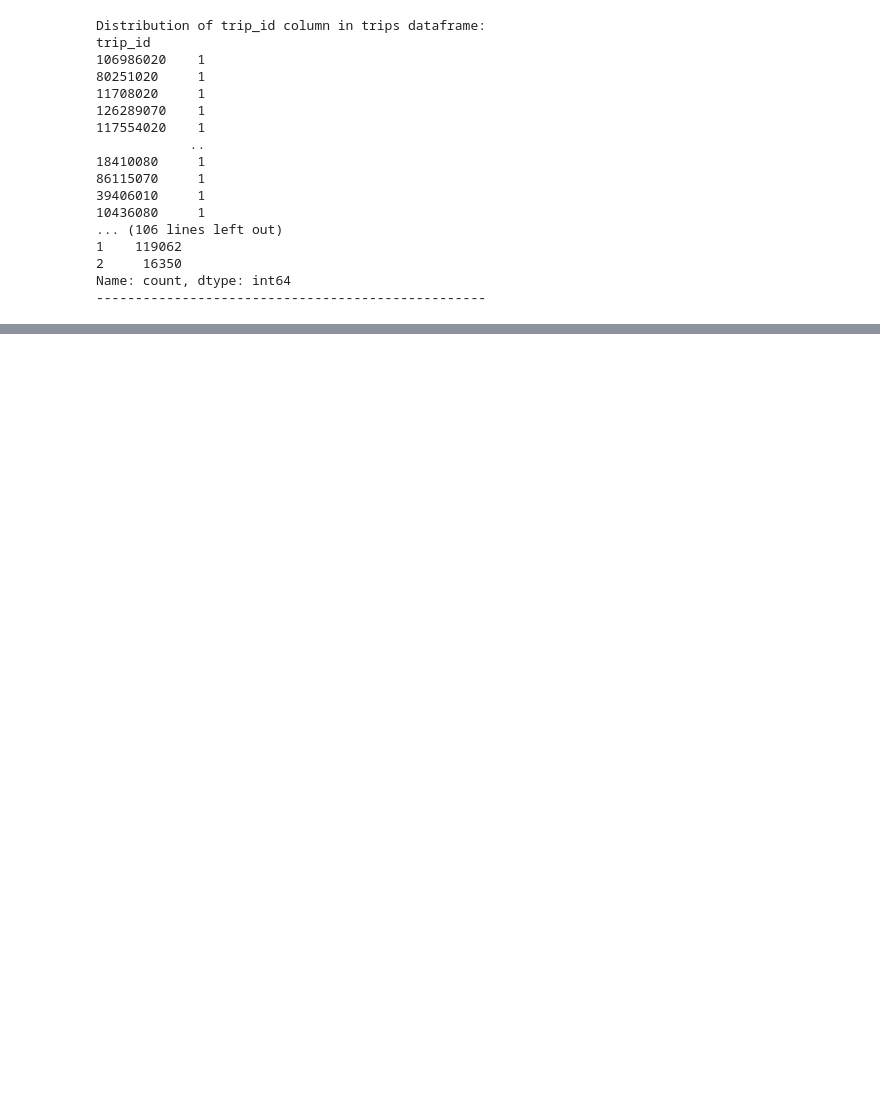
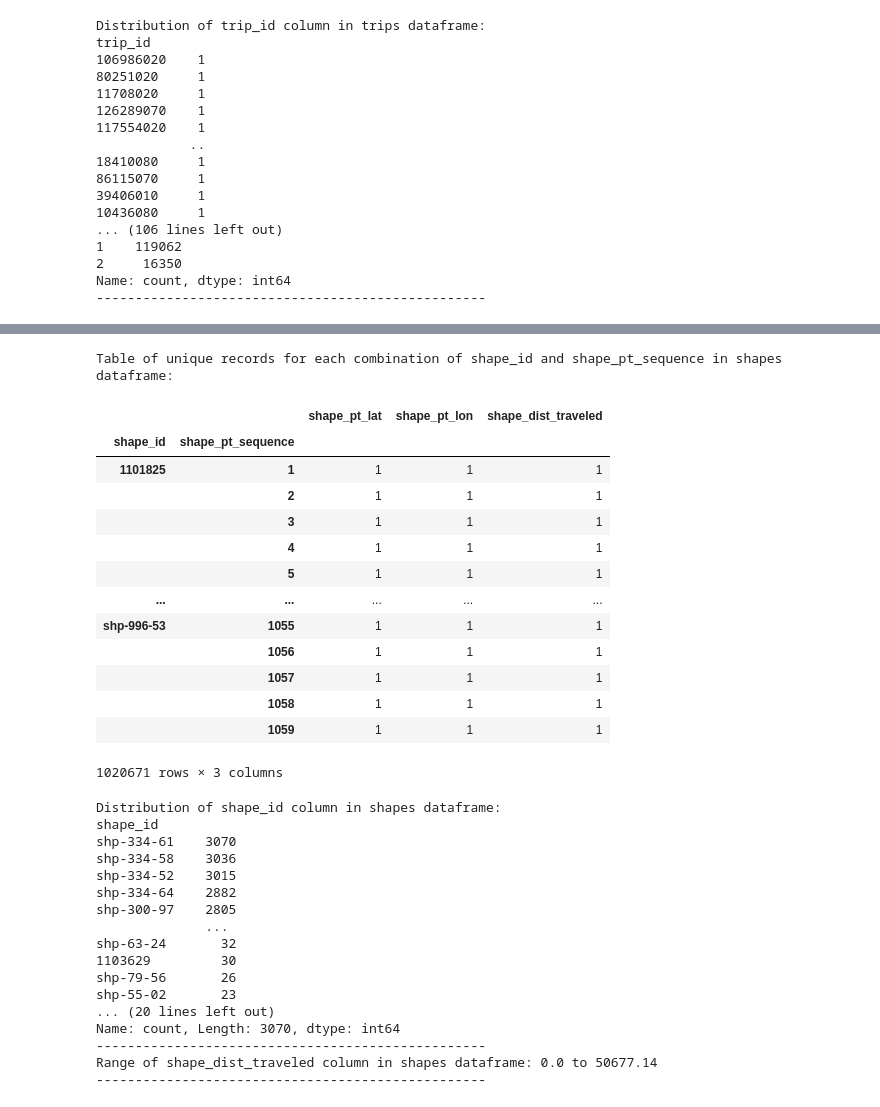
Before and after one commit to devslinky/TAL, a Jupyter notebook: GTFS_static_data_vis.ipynb, the cells around one changed output, grey strips where cells are left out. Drawn from its saved outputs; the diff is of its cells as text; code cells hidden in the pictures; blank space fills up the shorter version.

```diff
--- a/GTFS_static_data_vis.ipynb
+++ b/GTFS_static_data_vis.ipynb
@@ -729,0 +1298,9 @@ dtype: int64
+# %%
+# lets first identify columns that are not used in the feed and drop them from the dataframe to simplify our analysis
+# we can identify these columns by looking at the unique values in each column and seeing if they are all NaN or empty strings
+
+for col in shapes.columns:
+    unique_values = shapes[col].unique()
+    print(f"Unique values in {col} column of shapes dataframe:")
+    print(unique_values)
+    print("-" * 50)
@@ -729,0 +1345,64 @@ dtype: int64
+# %%
+# each dytype seems to be appropriate for the type of data in each column
+# lets now look at the distribution of values for each column as well
+
+# for the primary key, we will look at the number of unique values and their frequencies
+# for integer columns we will look at the range and possibly mean
+# for float values we will look at the range (float values usually will represent geographical coordinates so taking the mean/median doesnt make sense)
+# for object/string values we will look at the unique values and their frequencies/mode
+
+# groupby shape_id and shape_pt_sequence to see if there are any duplicate records for the same trip and stop sequence
+print(f"Table of unique records for each combination of shape_id and shape_pt_sequence in shapes dataframe:")
+display(shapes.groupby(["shape_id", "shape_pt_sequence"]).count())
+
+for col in shapes.columns:
+    if col in ["shape_id", "shape_pt_sequence"]:
+        print(f"Distribution of {col} column in shapes dataframe:")
+        print(shapes[col].value_counts(dropna=False))
+        print("-" * 50)
+    elif shapes[col].dtype == "int64":
+        print(f"Range of {col} column in shapes dataframe: {shapes[col].min()} to {shapes[col].max()}")
+        print("-" * 50)
+        print(f"Distribution of {col} column in shapes dataframe:")
+        print(shapes[col].value_counts(dropna=False))
+        print("-" * 50)
+    elif shapes[col].dtype == "float64":
+        print(f"Range of {col} column in shapes dataframe: {shapes[col].min()} to {shapes[col].max()}")
+        print("-" * 50)
+    elif shapes[col].dtype == "object":
+        print(f"Distribution of {col} column in shapes dataframe:")
+        print(shapes[col].value_counts(dropna=False))
+        print("-" * 50)
+# %% [output]
+Table of unique records for each combination of shape_id and shape_pt_sequence in shapes dataframe:
+|  |  | shape_pt_lat | shape_pt_lon | shape_dist_traveled |
+| shape_id | shape_pt_sequence |  |  |  |
+| 1101825 | 1 | 1 | 1 | 1 |
+|  | 2 | 1 | 1 | 1 |
+|  | 3 | 1 | 1 | 1 |
+|  | 4 | 1 | 1 | 1 |
+|  | 5 | 1 | 1 | 1 |
+| ... | ... | ... | ... | ... |
+| shp-996-53 | 1055 | 1 | 1 | 1 |
+|  | 1056 | 1 | 1 | 1 |
+|  | 1057 | 1 | 1 | 1 |
+|  | 1058 | 1 | 1 | 1 |
+|  | 1059 | 1 | 1 | 1 |
+1020671 rows × 3 columns
+Distribution of shape_id column in shapes dataframe:
+shape_id
+shp-334-61    3070
+shp-334-58    3036
+shp-334-52    3015
+shp-334-64    2882
+shp-300-97    2805
+              ...
+shp-63-24       32
+1103629         30
+shp-79-56       26
+shp-55-02       23
+... (20 lines left out)
+Name: count, Length: 3070, dtype: int64
+--------------------------------------------------
+Range of shape_dist_traveled column in shapes dataframe: 0.0 to 50677.14
+--------------------------------------------------
```
Also changed, not shown: parts of 25 cells of this notebook.
